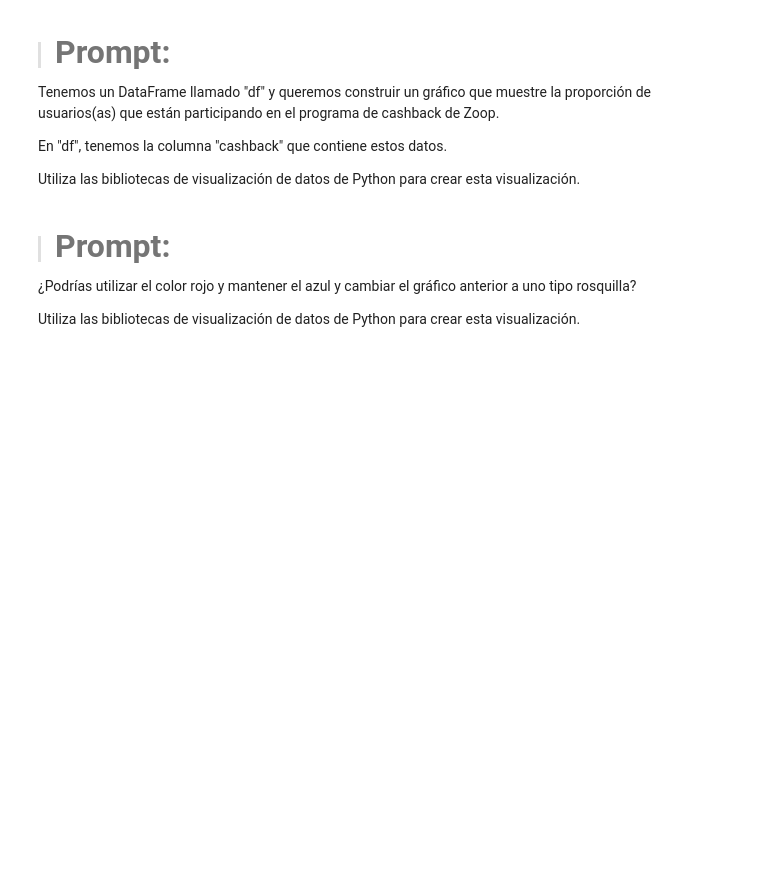
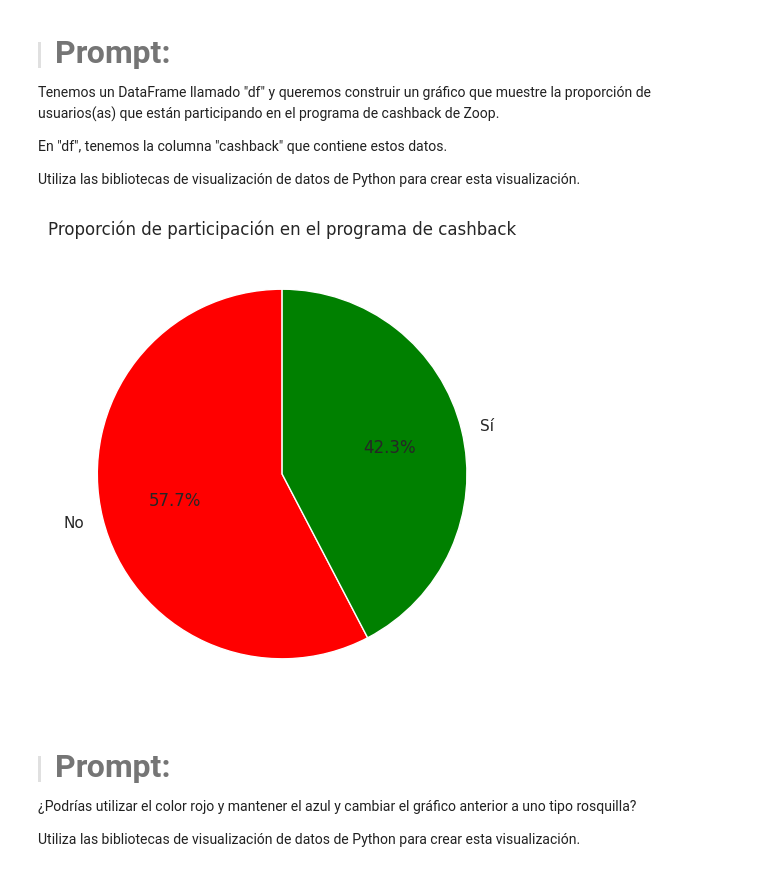
Before and after one commit to Starleen1996/Pandas-E-S, a Jupyter notebook: IA_aplicada_a_ciencia_de_datos.ipynb, the cells around one changed output. Saved outputs shown, nothing was run; the diff lists cells and outputs as text; code cells hidden in the pictures; blank space fills up the shorter version.

```diff
--- a/IA_aplicada_a_ciencia_de_datos.ipynb
+++ b/IA_aplicada_a_ciencia_de_datos.ipynb
@@ -1029,6 +1029,32 @@ Tenemos un DataFrame llamado "df" y queremos construir un gráfico que muestre l
 En "df", tenemos la columna "cashback" que contiene estos datos.
 
 Utiliza las bibliotecas de visualización de datos de Python para crear esta visualización.
+# %%
+# Contar la cantidad de usuarios que participan y no participan en el programa de cashback
+conteo_cashback = df['cashback'].value_counts()
+
+# Crear gráfico con colores invertidos: 'No' = rojo, 'Sí' = verde
+plt.figure(figsize=(6, 6))
+plt.pie(
+    conteo_cashback,
+    labels=conteo_cashback.index,
+    autopct='%1.1f%%',
+    colors=['red', 'green'],  # Invertido: 'No' es rojo, 'Sí' es verde
+    startangle=90,
+    wedgeprops={'edgecolor': 'white'}
+)
+
+plt.title('Proporción de participación en el programa de cashback')
+plt.show()
+
+#value_counts() cuenta cuántos valores distintos hay en la columna cashback (por ejemplo, cuántos "Sí" y cuántos "No").
+#plt.pie() dibuja el gráfico de pastel:
+#autopct='%1.1f%%' muestra los porcentajes con un decimal.
+#colors define los colores de los segmentos.
+#startangle=90 gira el inicio del gráfico para una presentación más clara.
+#wedgeprops le da un borde blanco a cada segmento para mejorar la visualización.
+# %% [output]
+[figure, added]
 # %% [markdown]
 > #### <strong><font color="7b71ff" size =6>Prompt:</font></strong>
 
```
Also changed, not shown: parts of 12 cells of this notebook.
